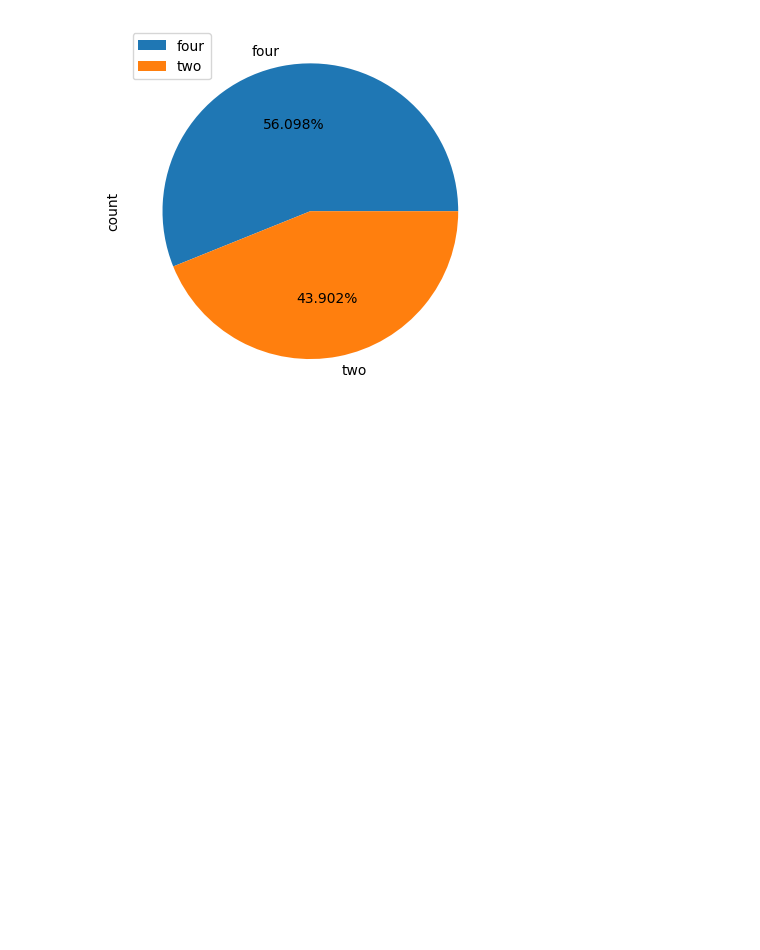
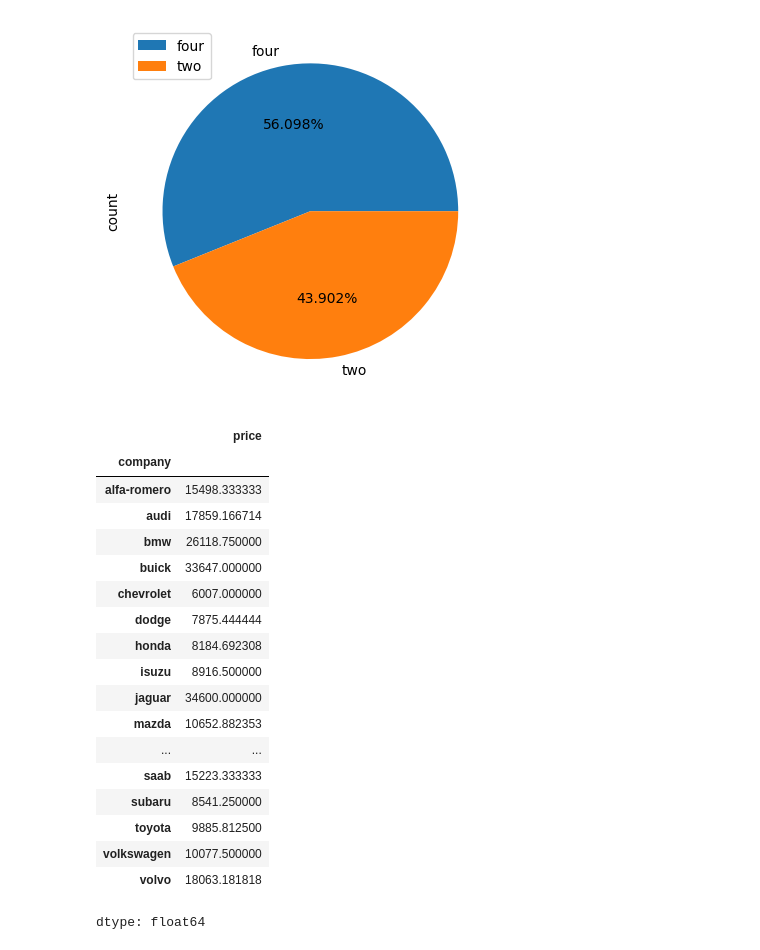
Before and after one commit to Sru-j/daily_lab_activities, a Jupyter notebook: car_dataset.ipynb, the cells around one changed output. Drawn from its saved outputs; the diff is of its cells as text; code cells hidden in the pictures; blank space fills up the shorter version.

```diff
--- a/car_dataset.ipynb
+++ b/car_dataset.ipynb
@@ -228,3 +228,25 @@ plt.legend(loc = 'upper left')
 plt.show()
 # %% [output]
 [figure]
+# %%
+df.groupby('company')['price'].mean()
+# %% [output]
+|  | price |
+| company |  |
+| alfa-romero | 15498.333333 |
+| audi | 17859.166714 |
+| bmw | 26118.750000 |
+| buick | 33647.000000 |
+| chevrolet | 6007.000000 |
+| dodge | 7875.444444 |
+| honda | 8184.692308 |
+| isuzu | 8916.500000 |
+| jaguar | 34600.000000 |
+| mazda | 10652.882353 |
+| ... | ... |
+| saab | 15223.333333 |
+| subaru | 8541.250000 |
+| toyota | 9885.812500 |
+| volkswagen | 10077.500000 |
+| volvo | 18063.181818 |
+dtype: float64
```
Also changed, not shown: parts of 4 cells of this notebook.
